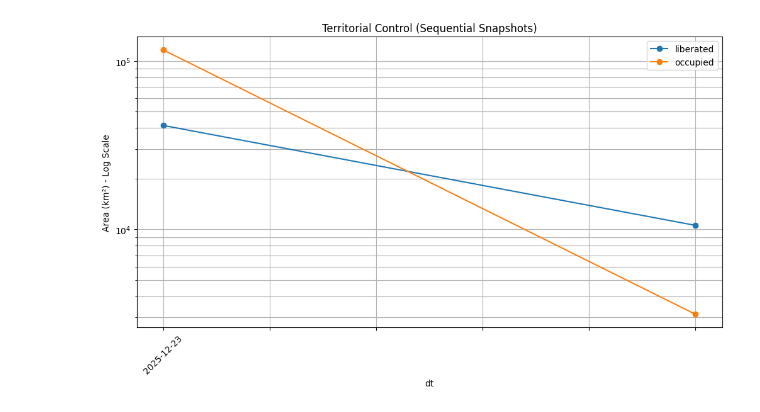
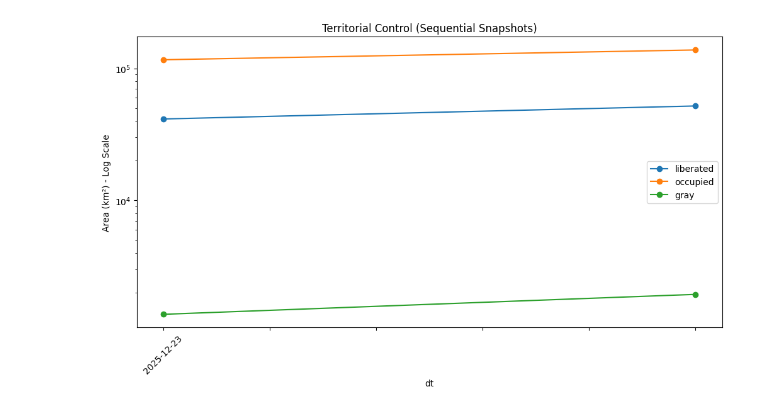
Before and after one commit to werowe/deepstate-map-data, a Jupyter notebook: hypatia/deepstate-time-series.ipynb, the cells around one changed output. Saved outputs shown, nothing was run; the diff lists cells and outputs as text; code cells hidden in the pictures.

```diff
--- a/hypatia/deepstate-time-series.ipynb
+++ b/hypatia/deepstate-time-series.ipynb
@@ -73,8 +109,3 @@ def extract_first_part(name, part=0):
 # %%
-#set_crs(4326) only labels the data as WGS84 lat/lon in degrees; you still need
-#to reproject to a meter-based CRS before using .area for meaningful areas
-
-
-polygons = polygons.to_crs(epsg=32636)
-
 polygons['name'] = polygons.properties.apply(lambda x: x['name'])
+polygons['name'] = polygons.name.apply(lambda x : extract_first_part(x, 1))
@@ -83,33 +116,42 @@ polygons['name'] = polygons.name.apply(lambda x : extract_first_part(x, 1))
 # %%
 import pandas as pd
 
-# 1. Project to meters (Crucial for area calc)
-# Only do this if you haven't already
-if polygons.crs.to_epsg() == 4326:
-    polygons = polygons.to_crs(epsg=3857)
 
-# 2. Define targets and factor
+# These are the names that are occupied areas
 occupied_targets = ['CADR and CALR', 'Occupied', 'Occupied Crimea']
+
+# used to convert square meters to square KM
 km_factor = 1_000_000
 
 # 3. Define the calculation function
-def calculate_snapshot_areas(df):
-    mask_occupied = df['name'].isin(occupied_targets)
-    mask_liberated = df['name'].str.contains("liberated", case=False, na=False)
-    mask_gray = df['name'].str.contains("unknown", case=False, na=False)
+
+# use name cdf to make sure no confusion with other dataframes
+def calculate_snapshot_areas(cdf):
+    mask_occupied = cdf['name'].isin(occupied_targets)
+    mask_liberated = cdf['name'].str.contains("liberated", case=False, na=False)
+    mask_gray = cdf['name'].str.contains("unknown", case=False, na=False)
 
     return pd.Series({
-        'liberated': int(df.loc[mask_liberated].area.sum() / km_factor),
-        'occupied':  int(df.loc[mask_occupied].area.sum() / km_factor),
-        'gray':      int(df.loc[mask_gray].area.sum() / km_factor)
+        'liberated': int(cdf.loc[mask_liberated].area.sum() / km_factor),
+        'occupied':  int(cdf.loc[mask_occupied].area.sum() / km_factor),
+        'gray':      int(cdf.loc[mask_gray].area.sum() / km_factor)
     })
 
 # 4. Create the base Time Series
 # Sort index ensures time flows correctly for the delta calc
+# level=0 just means the first level of the index.  In this date there is only one: datetime
+
+# Ensure you are grouping by DATE, not exact timestamp
+#normalize() sets the time to midnight (00:00:00) for every timestamp,
+#but keeps the data format as a "datetime".
+
+polygons.index = polygons.index.normalize()
+
 df_stats = polygons.groupby(level=0).apply(calculate_snapshot_areas).sort_index()
 
 # 5. Calculate Deltas (Current Row - Previous Row)
 df_pct_change = df_stats.pct_change().add_suffix(' Δ %')
+
 # 6. Combine them into one view
 final_df = pd.concat([df_stats, df_pct_change], axis=1)
 
@@ -140,24 +198,24 @@ Index(['liberated', 'liberated Δ %', 'occupied', 'occupied Δ %', 'gray',
 # %%
 
-df_plot = final_df[['liberated', 'occupied']]
+df_plot = final_df[['liberated', 'occupied', 'gray']]
 
 # 2. (Optional) Filter out rows that are completely empty/zero first
 # This drops rows where ALL area columns are 0 or NaN
 df_plot = df_plot.loc[~(df_plot == 0).all(axis=1)]
 df_plot = df_plot.dropna(how='all')
 
 # 3. THE KEY STEP: Convert the index to a String format
 # This forces pandas to treat each row as a distinct category (like "Apple", "Banana")
 # instead of a time value, so they will be plotted next to each other.
 df_plot.index = df_plot.index.strftime('%Y-%m-%d') # Or '%Y-%m-%d %H:%M'
 
 # 4. Plot
 # rot=45 rotates the labels so they don't overlap
 df_plot.plot(marker='o', figsize=(12, 6), logy=True, rot=45)
 
 plt.title("Territorial Control (Sequential Snapshots)")
 plt.ylabel("Area (km²) - Log Scale")
-plt.grid(True, which="both", ls="-")
+plt.grid(False)
 plt.show()
 # %% [output]
-[figure, old version]
+[figure, new version]
```
Also changed, not shown: parts of 13 cells of this notebook.
